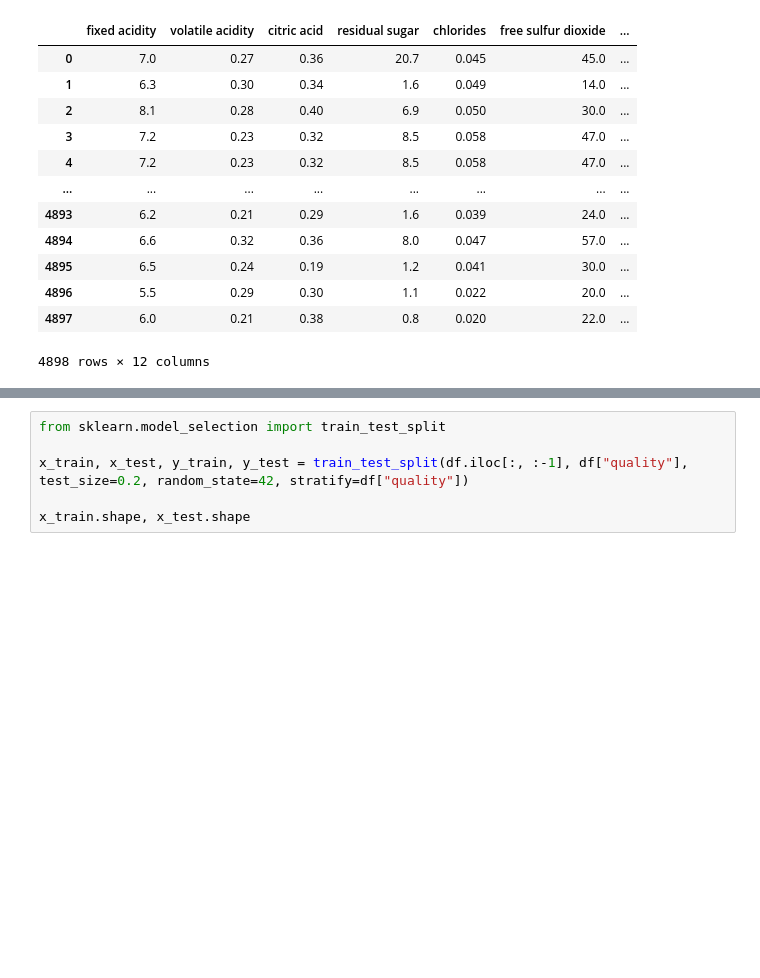
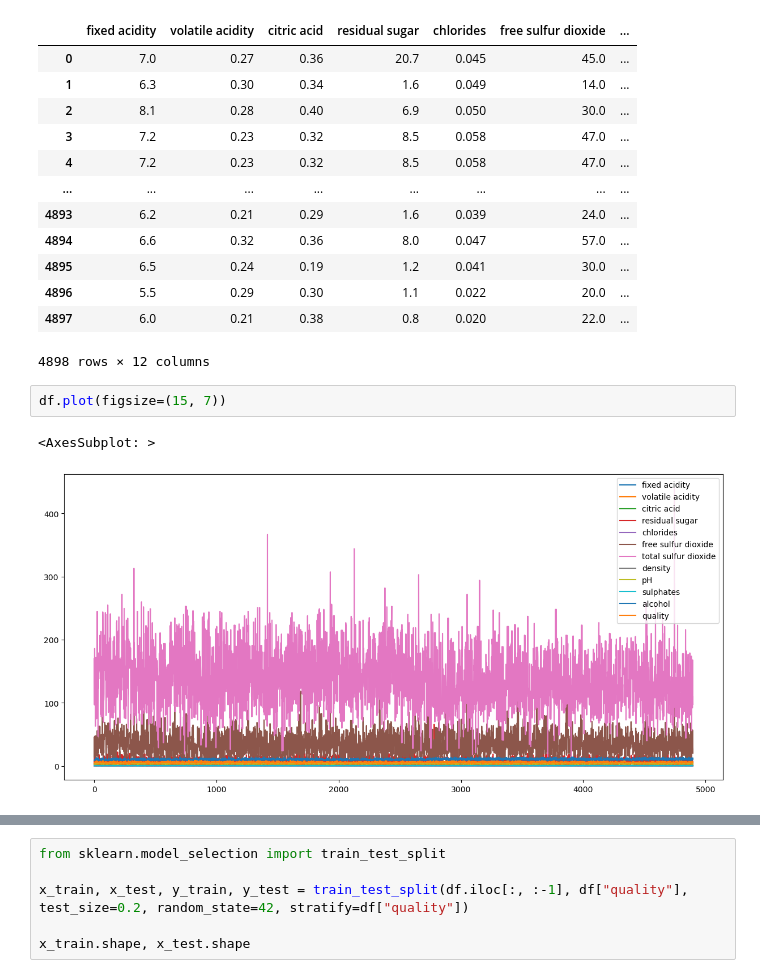
Before and after one commit to Janko-dev/ml_notebooks, a Jupyter notebook: notebooks/dimensionality_reduction.ipynb, the cells around one changed output, grey strips where cells are left out. Cells and saved outputs as stored; diff of their text form; blank space fills up the shorter version.

```diff
--- a/notebooks/dimensionality_reduction.ipynb
+++ b/notebooks/dimensionality_reduction.ipynb
@@ -20,3 +20,8 @@ df
 | 4896 | 5.5 | 0.29 | 0.30 | 1.1 | 0.022 | 20.0 | ... |
 | 4897 | 6.0 | 0.21 | 0.38 | 0.8 | 0.020 | 22.0 | ... |
 4898 rows × 12 columns
+# %%
+df.plot(figsize=(15, 7))
+# %% [output]
+<AxesSubplot: >
+[figure, added]
```
Also changed, not shown: parts of 29 cells of this notebook, 3 other files.
